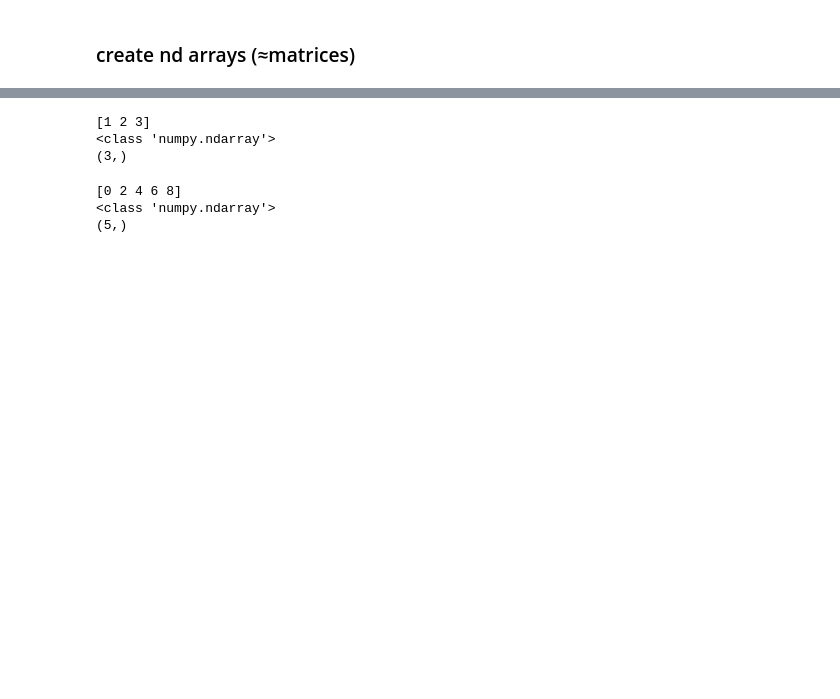
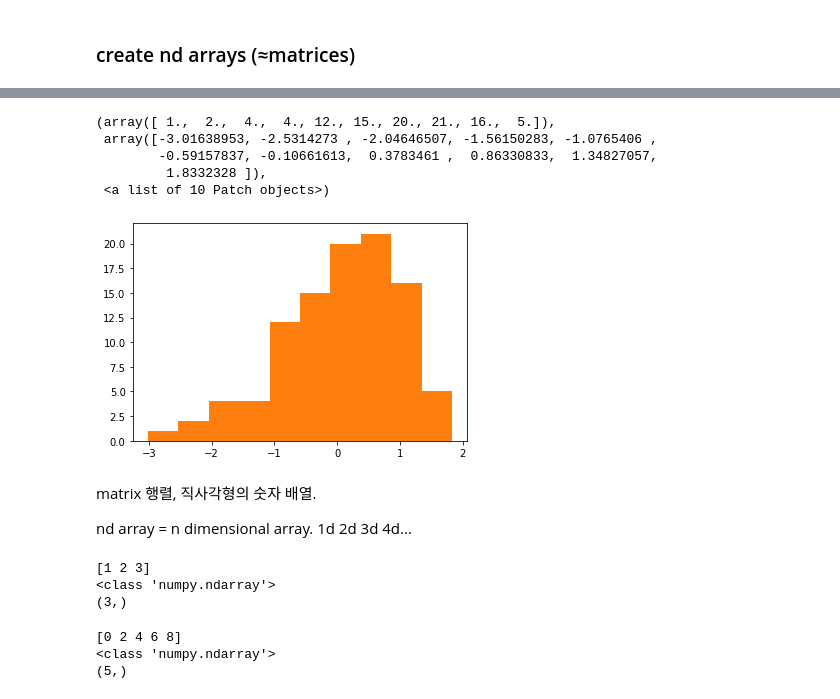
Before and after one commit to PJHSE/Class2022Spring, a Jupyter notebook: 1st week 2(20220316).ipynb, the cells around one changed output, grey strips where cells are left out. Saved outputs shown, nothing was run; the diff lists cells and outputs as text; code cells hidden in the pictures; blank space fills up the shorter version.

```diff
--- a/1st week 2(20220316).ipynb
+++ b/1st week 2(20220316).ipynb
@@ -7,3 +33,19 @@ import numpy as np
+# %%
+from matplotlib import pyplot
+pyplot.hist(n)                          #요런 축약.
+from matplotlib.pyplot import hist
+hist(n)
+# %% [output]
+(array([ 1.,  2.,  4.,  4., 12., 15., 20., 21., 16.,  5.]),
+ array([-3.01638953, -2.5314273 , -2.04646507, -1.56150283, -1.0765406 ,
+        -0.59157837, -0.10661613,  0.3783461 ,  0.86330833,  1.34827057,
+         1.8332328 ]),
+ <a list of 10 Patch objects>)
+[figure, added]
+# %% [markdown]
+matrix 행렬, 직사각형의 숫자 배열.
+
+nd array = n dimensional array. 1d 2d 3d 4d...
 # %%
 x = np.array([1,2,3])   #list는 계산이 될 수 없음 그래서 array로 바꿔줘야 함.
 print(x)
```
Also changed, not shown: parts of 9 cells of this notebook.
